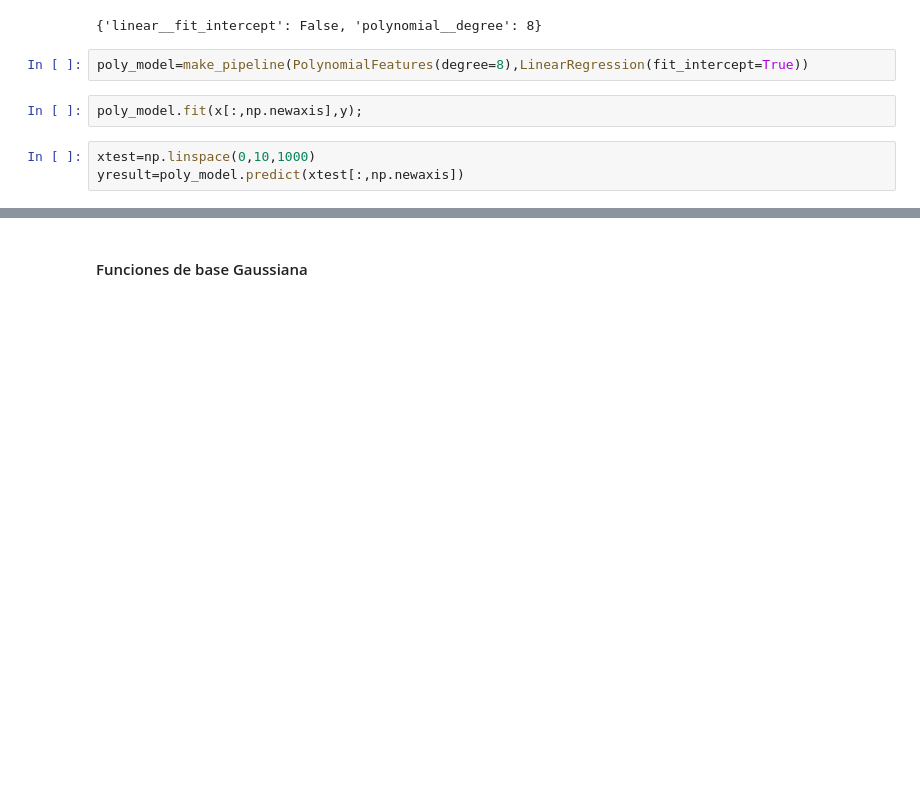
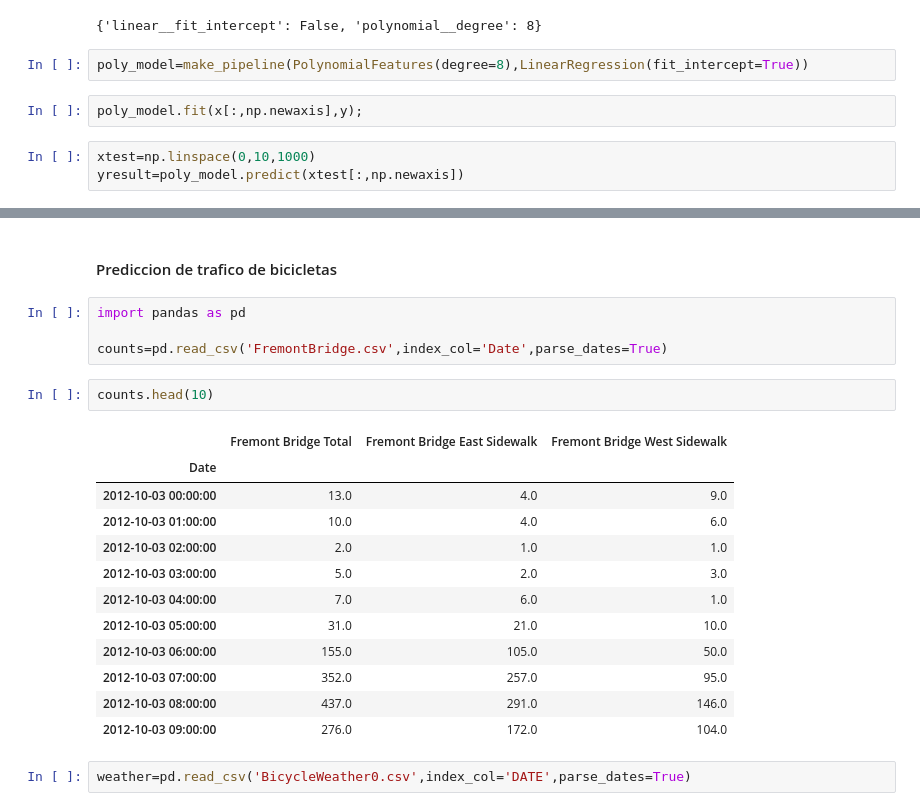
Before and after one commit to Jovamih/PythonProyectos, a Jupyter notebook: Machine Learning/Linear Regression.ipynb, the cells around one changed output, grey strips where cells are left out. Cells and saved outputs as stored; diff of their text form; blank space fills up the shorter version.

```diff
--- a/Machine Learning/Linear Regression.ipynb
+++ b/Machine Learning/Linear Regression.ipynb
@@ -117,2 +117,23 @@ array([ 0.00000000e+00,  9.85971352e-01, -1.13365039e-01,  8.91616229e-03,
-# %% [markdown]
-#### Funciones de base Gaussiana
+# %% [markdown]
+#### Prediccion de trafico de bicicletas
+# %%
+import pandas as pd
+
+counts=pd.read_csv('FremontBridge.csv',index_col='Date',parse_dates=True)
+# %%
+counts.head(10)
+# %% [output]
+|  | Fremont Bridge Total | Fremont Bridge East Sidewalk | Fremont Bridge West Sidewalk |
+| Date |  |  |  |
+| 2012-10-03 00:00:00 | 13.0 | 4.0 | 9.0 |
+| 2012-10-03 01:00:00 | 10.0 | 4.0 | 6.0 |
+| 2012-10-03 02:00:00 | 2.0 | 1.0 | 1.0 |
+| 2012-10-03 03:00:00 | 5.0 | 2.0 | 3.0 |
+| 2012-10-03 04:00:00 | 7.0 | 6.0 | 1.0 |
+| 2012-10-03 05:00:00 | 31.0 | 21.0 | 10.0 |
+| 2012-10-03 06:00:00 | 155.0 | 105.0 | 50.0 |
+| 2012-10-03 07:00:00 | 352.0 | 257.0 | 95.0 |
+| 2012-10-03 08:00:00 | 437.0 | 291.0 | 146.0 |
+| 2012-10-03 09:00:00 | 276.0 | 172.0 | 104.0 |
+# %%
+weather=pd.read_csv('BicycleWeather0.csv',index_col='DATE',parse_dates=True)
```
Also changed, not shown: parts of 11 cells of this notebook, 1 other file.
